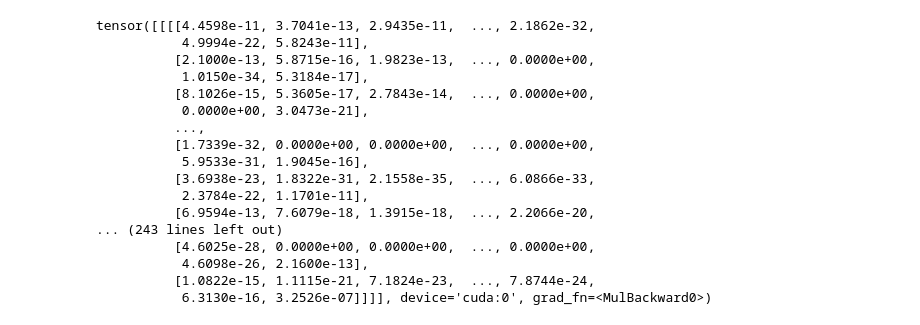
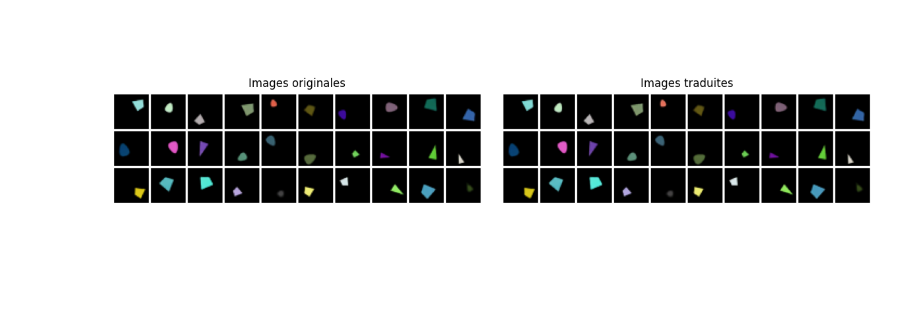
Before and after one commit to lucas-ch/gwsyn, a Jupyter notebook: notebooks/colors_mod.ipynb, the cells around one changed output. Drawn from its saved outputs; the diff is of its cells as text; code cells hidden in the pictures.

```diff
--- a/notebooks/colors_mod.ipynb
+++ b/notebooks/colors_mod.ipynb
@@ -29,20 +29,26 @@ from sklearn.preprocessing import StandardScaler
 
 %matplotlib widget
 # %%
-condition = "debug_color"
+condition = "wo_cycle"
 checkpoint_epoch = 0
-n_samples_test = 30
+n_samples_test = 300
 
 modality_from = "color"
 modality_to = "v_latents"
 
-split = "train"
+split = "val"
 
 experiment_name = get_experiment_name(condition, "biased_00", 0)
-global_workspace = get_global_workspace("syn", experiment_name, epoch=checkpoint_epoch)
-data_module = get_data_module("syn",  experiment_name)
+global_workspace = get_global_workspace("syn", experiment_name, epoch=checkpoint_epoch, nb_module=3)
+data_module = get_data_module("syn",  experiment_name, nb_module=3)
 
 test_samples = get_data_samples(data_module, n_samples_test, split=split)
-original_colors = test_samples[frozenset({'color', 'v_latents'})]['color']
+original_colors = test_samples[frozenset({'color', 'v_latents', 'attr'})]['color']
+original_attr = test_samples[frozenset({'color', 'v_latents', 'attr'})]['attr']
+original_v_latents = test_samples[frozenset({'color', 'v_latents', 'attr'})]['v_latents']
+
+domain_mods = global_workspace.domain_mods
+gw_mod = global_workspace.gw_mod
+latent_domains = global_workspace.encode_domains(test_samples)
 # %% [output]
 /home/lucas/.cache/pypoetry/virtualenvs/alexis-n7zQ69N0-py3.11/lib/python3.11/site-packages/lightning/fabric/utilities/cloud_io.py:73: You are using `torch.load` with `weights_only=False` (the current ...
@@ -98,20 +70,0 @@ import matplotlib.pyplot as plt
-# %%
-decoded_images_rgb*255
-# %% [output]
-tensor([[[[4.4598e-11, 3.7041e-13, 2.9435e-11,  ..., 2.1862e-32,
-           4.9994e-22, 5.8243e-11],
-          [2.1000e-13, 5.8715e-16, 1.9823e-13,  ..., 0.0000e+00,
-           1.0150e-34, 5.3184e-17],
-          [8.1026e-15, 5.3605e-17, 2.7843e-14,  ..., 0.0000e+00,
-           0.0000e+00, 3.0473e-21],
-          ...,
-          [1.7339e-32, 0.0000e+00, 0.0000e+00,  ..., 0.0000e+00,
-           5.9533e-31, 1.9045e-16],
-          [3.6938e-23, 1.8322e-31, 2.1558e-35,  ..., 6.0866e-33,
-           2.3784e-22, 1.1701e-11],
-          [6.9594e-13, 7.6079e-18, 1.3915e-18,  ..., 2.2066e-20,
-... (243 lines left out)
-          [4.6025e-28, 0.0000e+00, 0.0000e+00,  ..., 0.0000e+00,
-           4.6098e-26, 2.1600e-13],
-          [1.0822e-15, 1.1115e-21, 7.1824e-23,  ..., 7.8744e-24,
-           6.3130e-16, 3.2526e-07]]]], device='cuda:0', grad_fn=<MulBackward0>)
@@ -117,0 +86,17 @@ tensor([[[[4.4598e-11, 3.7041e-13, 2.9435e-11,  ..., 2.1862e-32,
+# %%
+# demi cycle v_latents
+domain_name_source = 'v_latents'
+latents_source = latent_domains[frozenset({domain_name_source})]
+
+z = gw_mod.encode(latents_source)[domain_name_source]
+dcy = gw_mod.decode(z, domains={domain_name_source})
+
+visual_module = cast(VisualLatentDomainModule, global_workspace.domain_mods["v_latents"])
+
+decoded_images_dcy= visual_module.decode_images(dcy['v_latents'])
+original_images_rgb = visual_module.decode_images(original_v_latents)
+
+fig = plot_original_translated_comparison(original_images_rgb, decoded_images_dcy)
+plt.show()
+# %% [output]
+[figure, added]
```
Also changed, not shown: parts of 15 cells of this notebook, 6 other files.
